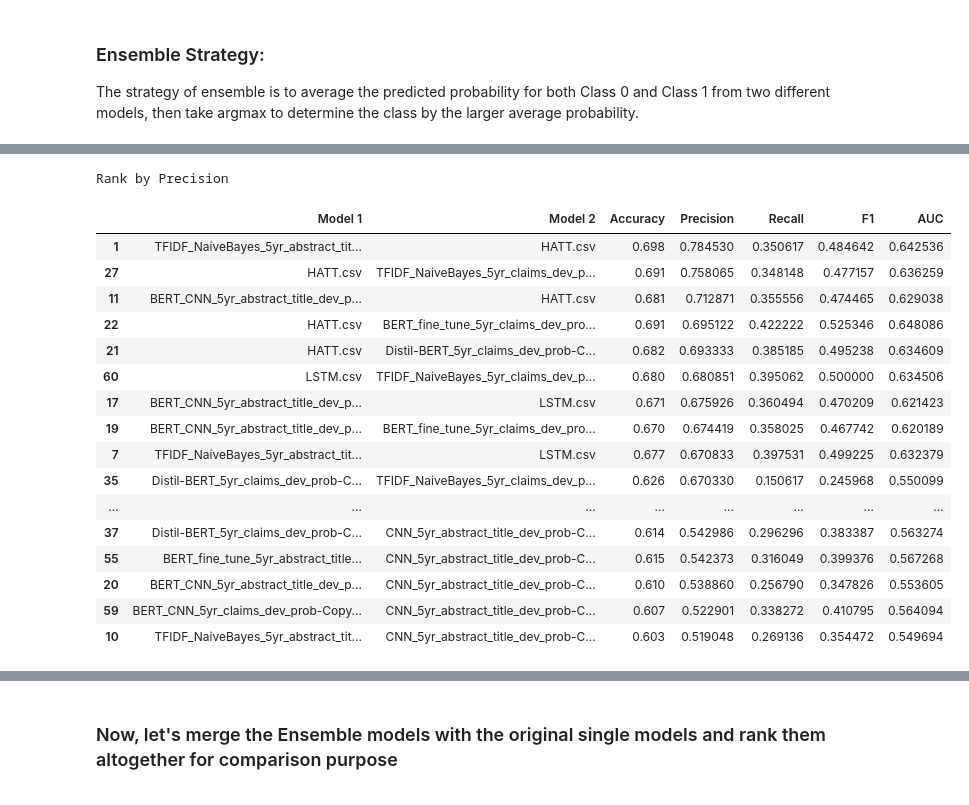
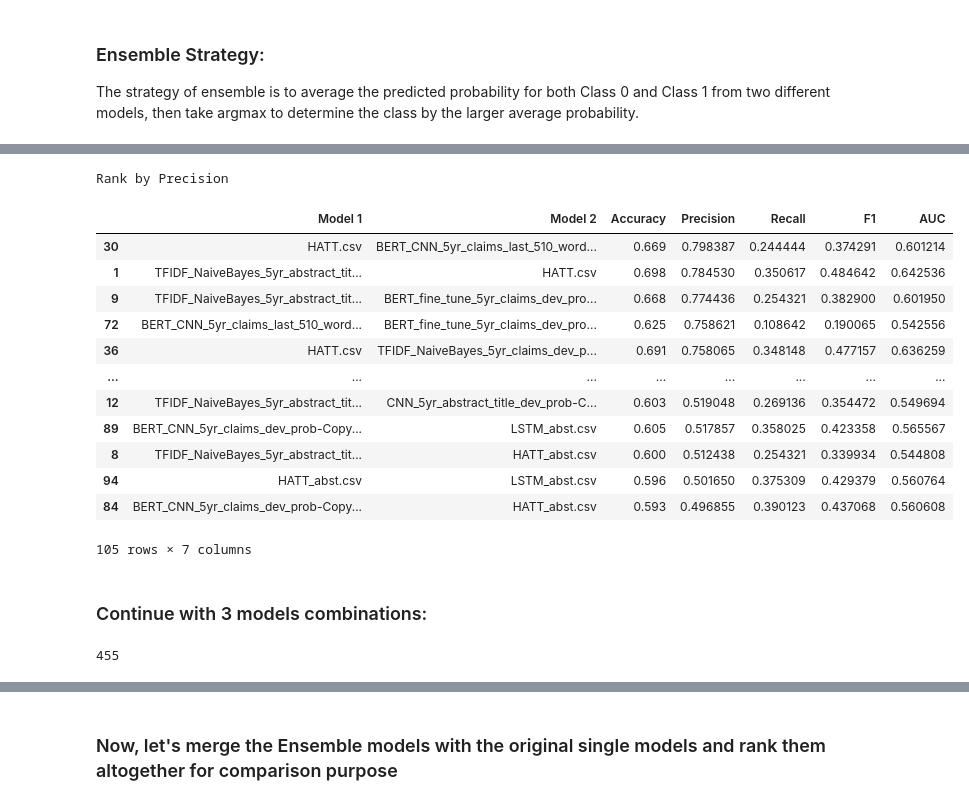
Before and after one commit to nobuyamaguchi/w266_final, a Jupyter notebook: Ensemble Model Selection.ipynb, the cells around one changed output, grey strips where cells are left out. Cells and saved outputs as stored; diff of their text form; code cells hidden in the pictures.

```diff
--- a/Ensemble Model Selection.ipynb
+++ b/Ensemble Model Selection.ipynb
@@ -109,3 +109,10 @@ temp_pred2
  1,
  0,
  0]
+# %%
+# We can get the predicted class this way
+temp_pred2 = []
+with open('Prediction_Output/BERT_CNN_5yr_claims_last_510_words_dev_prob.csv') as f1:
+    for line in f1.readlines():
+        temp_pred2.append(np.argmax([float(x) for x in line.split()]))
+sum(temp_pred2)
@@ -230,7 +253,8 @@ The strategy of ensemble is to average the predicted probability for both Class
 # %%
+
 # To generate all combinatition of pairs of models
 # https://www.geeksforgeeks.org/itertools-combinations-module-python-print-possible-combinations/
 from itertools import combinations
 
-pair_iterator = list(combinations(file_name, 2))
+pair_iterator_2 = list(combinations(file_name, 2))
 # %%
@@ -264,9 +288,9 @@ pd.set_option('display.max_rows', 100)
 # %%
 # for this purpose, since I need to average two files together, I feel it's easier to use pandas dataframe and use vectorized operation
 
-df_ensemble_compare = pd.DataFrame(columns = ['Model 1', 'Model 2', 'Accuracy', 'Precision', 'Recall','F1','AUC'])
+df_ensemble_compare_2 = pd.DataFrame(columns = ['Model 1', 'Model 2', 'Accuracy', 'Precision', 'Recall','F1','AUC'])
 
-for files in pair_iterator:
+for files in pair_iterator_2:
     temp_pred_result = []
 
 
@@ -280,7 +304,8 @@ for files in pair_iterator:
                             sep=" ")
 
     # average two files
-    df_combine = df_file_1 * 0.5 + df_file_2 * 0.5
+    #df_combine = df_file_1 * 0.5 + df_file_2 * 0.5
+    df_combine = (df_file_1 + df_file_2) / 2
 
     # compute the new predicted output
     for i in df_combine.itertuples():
@@ -296,9 +321,9 @@ for files in pair_iterator:
 
     row_to_add = {'Model 1': clean_filename(files[0]), 'Model 2': clean_filename(files[1]), 'Accuracy': accuracy, 'Precision':precision, 'Recall': recall,'F1': f1,'AUC': auc}
 
-    df_ensemble_compare = df_ensemble_compare.append(row_to_add, ignore_index = True)
+    df_ensemble_compare_2 = df_ensemble_compare_2.append(row_to_add, ignore_index = True)
 
-df_ensemble_compare
+df_ensemble_compare_2
 # %% [output]
 |  | Model 1 | Model 2 | Accuracy | Precision | Recall | F1 | AUC |
 | 0 | TFIDF_NaiveBayes_5yr_abstract_tit... | BERT_CNN_5yr_abstract_title_dev_p... | 0.608 | 0.571429 | 0.128395 | 0.209677 | 0.531424 |
@@ -342,22 +359,20 @@ Rank by Accuracy
 # %%
 print("Rank by Precision")
-df_ensemble_compare.sort_values(by = "Precision", ascending = False)
+df_ensemble_compare_2.sort_values(by = "Precision", ascending = False)
 # %% [output]
 Rank by Precision
 |  | Model 1 | Model 2 | Accuracy | Precision | Recall | F1 | AUC |
+| 30 | HATT.csv | BERT_CNN_5yr_claims_last_510_word... | 0.669 | 0.798387 | 0.244444 | 0.374291 | 0.601214 |
 | 1 | TFIDF_NaiveBayes_5yr_abstract_tit... | HATT.csv | 0.698 | 0.784530 | 0.350617 | 0.484642 | 0.642536 |
-| 27 | HATT.csv | TFIDF_NaiveBayes_5yr_claims_dev_p... | 0.691 | 0.758065 | 0.348148 | 0.477157 | 0.636259 |
-| 11 | BERT_CNN_5yr_abstract_title_dev_p... | HATT.csv | 0.681 | 0.712871 | 0.355556 | 0.474465 | 0.629038 |
-| 22 | HATT.csv | BERT_fine_tune_5yr_claims_dev_pro... | 0.691 | 0.695122 | 0.422222 | 0.525346 | 0.648086 |
-| 21 | HATT.csv | Distil-BERT_5yr_claims_dev_prob-C... | 0.682 | 0.693333 | 0.385185 | 0.495238 | 0.634609 |
-| 60 | LSTM.csv | TFIDF_NaiveBayes_5yr_claims_dev_p... | 0.680 | 0.680851 | 0.395062 | 0.500000 | 0.634506 |
-| 17 | BERT_CNN_5yr_abstract_title_dev_p... | LSTM.csv | 0.671 | 0.675926 | 0.360494 | 0.470209 | 0.621423 |
-| 19 | BERT_CNN_5yr_abstract_title_dev_p... | BERT_fine_tune_5yr_claims_dev_pro... | 0.670 | 0.674419 | 0.358025 | 0.467742 | 0.620189 |
-| 7 | TFIDF_NaiveBayes_5yr_abstract_tit... | LSTM.csv | 0.677 | 0.670833 | 0.397531 | 0.499225 | 0.632379 |
-| 35 | Distil-BERT_5yr_claims_dev_prob-C... | TFIDF_NaiveBayes_5yr_claims_dev_p... | 0.626 | 0.670330 | 0.150617 | 0.245968 | 0.550099 |
+| 9 | TFIDF_NaiveBayes_5yr_abstract_tit... | BERT_fine_tune_5yr_claims_dev_pro... | 0.668 | 0.774436 | 0.254321 | 0.382900 | 0.601950 |
+| 72 | BERT_CNN_5yr_claims_last_510_word... | BERT_fine_tune_5yr_claims_dev_pro... | 0.625 | 0.758621 | 0.108642 | 0.190065 | 0.542556 |
+| 36 | HATT.csv | TFIDF_NaiveBayes_5yr_claims_dev_p... | 0.691 | 0.758065 | 0.348148 | 0.477157 | 0.636259 |
 | ... | ... | ... | ... | ... | ... | ... | ... |
-| 37 | Distil-BERT_5yr_claims_dev_prob-C... | CNN_5yr_abstract_title_dev_prob-C... | 0.614 | 0.542986 | 0.296296 | 0.383387 | 0.563274 |
-| 55 | BERT_fine_tune_5yr_abstract_title... | CNN_5yr_abstract_title_dev_prob-C... | 0.615 | 0.542373 | 0.316049 | 0.399376 | 0.567268 |
-| 20 | BERT_CNN_5yr_abstract_title_dev_p... | CNN_5yr_abstract_title_dev_prob-C... | 0.610 | 0.538860 | 0.256790 | 0.347826 | 0.553605 |
-| 59 | BERT_CNN_5yr_claims_dev_prob-Copy... | CNN_5yr_abstract_title_dev_prob-C... | 0.607 | 0.522901 | 0.338272 | 0.410795 | 0.564094 |
-| 10 | TFIDF_NaiveBayes_5yr_abstract_tit... | CNN_5yr_abstract_title_dev_prob-C... | 0.603 | 0.519048 | 0.269136 | 0.354472 | 0.549694 |
+| 12 | TFIDF_NaiveBayes_5yr_abstract_tit... | CNN_5yr_abstract_title_dev_prob-C... | 0.603 | 0.519048 | 0.269136 | 0.354472 | 0.549694 |
+| 89 | BERT_CNN_5yr_claims_dev_prob-Copy... | LSTM_abst.csv | 0.605 | 0.517857 | 0.358025 | 0.423358 | 0.565567 |
+| 8 | TFIDF_NaiveBayes_5yr_abstract_tit... | HATT_abst.csv | 0.600 | 0.512438 | 0.254321 | 0.339934 | 0.544808 |
+| 94 | HATT_abst.csv | LSTM_abst.csv | 0.596 | 0.501650 | 0.375309 | 0.429379 | 0.560764 |
+| 84 | BERT_CNN_5yr_claims_dev_prob-Copy... | HATT_abst.csv | 0.593 | 0.496855 | 0.390123 | 0.437068 | 0.560608 |
+105 rows × 7 columns
+# %% [markdown]
+### Continue with 3 models combinations:
@@ -363,0 +386,4 @@ Rank by Precision
+# %%
+len(pair_iterator_3)
+# %% [output]
+455
```
Also changed, not shown: parts of 27 cells of this notebook, 3 other files.
